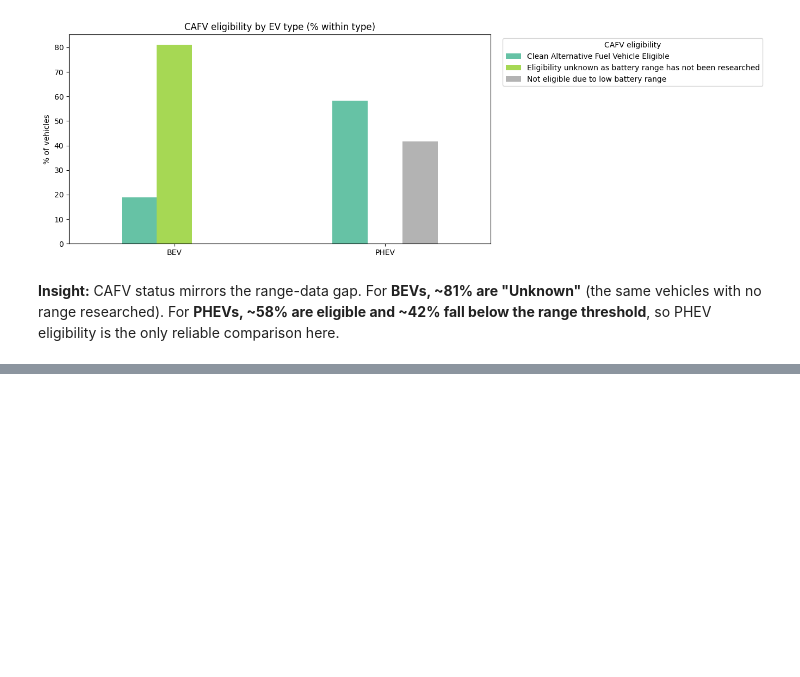
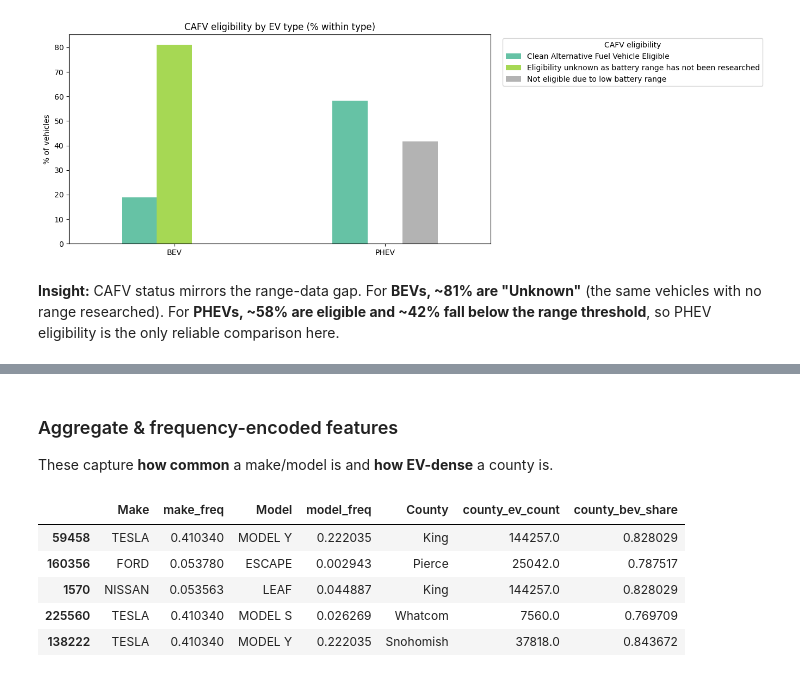
Before and after one commit to purujit-dev/Data_Analysis_Project, a Jupyter notebook: data_analysis.ipynb, the cells around one changed output, grey strips where cells are left out. Cells and saved outputs as stored; diff of their text form; code cells hidden in the pictures; blank space fills up the shorter version.

```diff
--- a/data_analysis.ipynb
+++ b/data_analysis.ipynb
@@ -522,0 +585,11 @@ ct.round(1)
+# %%
+utility_lists = (
+    df["Electric Utility"].fillna("")
+      .str.split("|", regex=False)
+      .apply(lambda parts: [p.strip() for p in parts if p.strip()])
+)
+df["n_utilities"] = utility_lists.str.len()
+df["primary_utility"] = utility_lists.str[0].fillna("Unknown")
+
+print(df["n_utilities"].value_counts().sort_index().to_string())
+df[["Electric Utility", "n_utilities", "primary_utility"]].drop_duplicates("Electric Utility").head(5)
@@ -522,0 +609,21 @@ ct.round(1)
+# %% [markdown]
+###  Aggregate & frequency-encoded features
+These capture **how common** a make/model is and **how EV-dense** a county is.
+# %%
+# Frequency encoding: share of the fleet represented by each make / model
+df["make_freq"] = df["Make"].map(df["Make"].value_counts(normalize=True))
+df["model_freq"] = df["Model"].map(df["Model"].value_counts(normalize=True))
+
+# County-level aggregates (grouped by state + county so e.g. 'Clark, WA' != 'Clark, NV')
+county_grp = df.groupby(["State", "County"])
+df["county_ev_count"] = county_grp["DOL Vehicle ID"].transform("size")
+df["county_bev_share"] = county_grp["is_bev"].transform("mean")
+
+df[["Make", "make_freq", "Model", "model_freq", "County", "county_ev_count", "county_bev_share"]].sample(5, random_state=3)
+# %% [output]
+|  | Make | make_freq | Model | model_freq | County | county_ev_count | county_bev_share |
+| 59458 | TESLA | 0.410340 | MODEL Y | 0.222035 | King | 144257.0 | 0.828029 |
+| 160356 | FORD | 0.053780 | ESCAPE | 0.002943 | Pierce | 25042.0 | 0.787517 |
+| 1570 | NISSAN | 0.053563 | LEAF | 0.044887 | King | 144257.0 | 0.828029 |
+| 225560 | TESLA | 0.410340 | MODEL S | 0.026269 | Whatcom | 7560.0 | 0.769709 |
+| 138222 | TESLA | 0.410340 | MODEL Y | 0.222035 | Snohomish | 37818.0 | 0.843672 |
```
Also changed, not shown: parts of 7 cells of this notebook.
